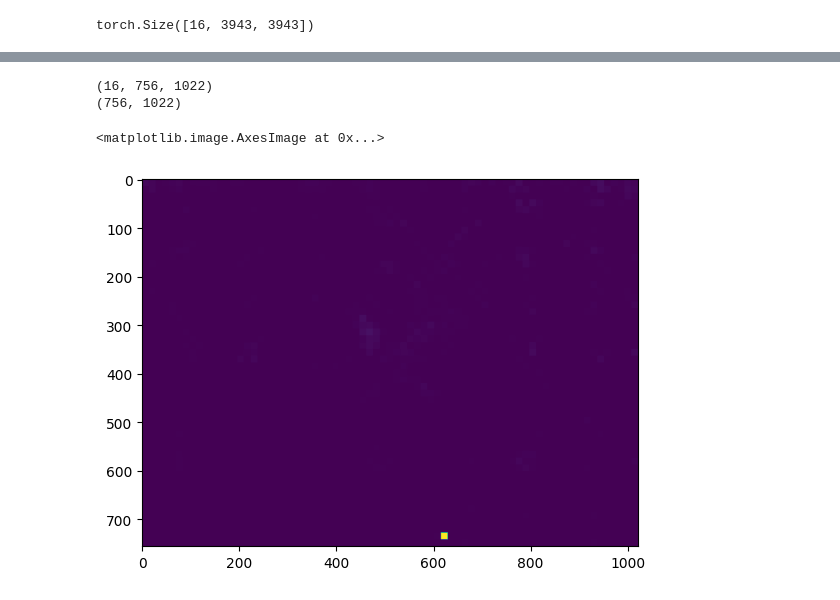
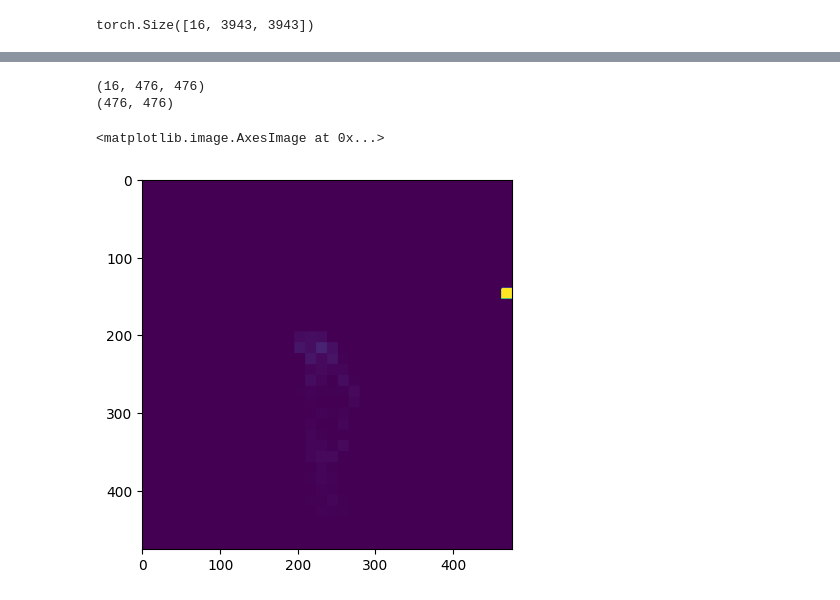
Before and after one commit to madelineloui/ovdsat, a Jupyter notebook: attention.ipynb, the cells around one changed output, grey strips where cells are left out. Saved outputs shown, nothing was run; the diff lists cells and outputs as text; code cells hidden in the pictures.

```diff
--- a/attention.ipynb
+++ b/attention.ipynb
@@ -27,13 +0,0 @@ print(np.array(img0).shape)
-# %%
-transform = pth_transforms.Compose([
-    pth_transforms.ToTensor(),
-    pth_transforms.Normalize((0.485, 0.456, 0.406), (0.229, 0.224, 0.225)),
-])
-img = transform(img0)
-print(img.shape)
-
-patch_size = backbone.patch_embed.patch_size[0]
-w, h = img.shape[1] - img.shape[1] % patch_size, img.shape[2] - img.shape[2] % patch_size
-img = img[:, :w, :h].unsqueeze(0)
-
-print(img.shape)
@@ -103,12 +43,26 @@ def show_img2(img1, img2, alpha=0.8):
 def my_forward_wrapper(attn_obj):
     def my_forward(x):
 
+
         B, N, C = x.shape
         qkv = attn_obj.qkv(x).reshape(B, N, 3, attn_obj.num_heads, C // attn_obj.num_heads).permute(2, 0, 3, 1, 4)
 
         q, k, v = qkv[0] * attn_obj.scale, qkv[1], qkv[2]
         attn = q @ k.transpose(-2, -1)
 
+        #attn = attn.softmax(dim=-1)
+        attn = attn_obj.attn_drop(attn)
+        attn_obj.attn_map = attn
+
+        x = (attn @ v).transpose(1, 2).reshape(B, N, C)
+        x = attn_obj.proj(x)
+        x = attn_obj.proj_drop(x)
+        '''
+        B, N, C = x.shape
+        qkv = attn_obj.qkv(x).reshape(B, N, 3, attn_obj.num_heads, C // attn_obj.num_heads).permute(2, 0, 3, 1, 4)
+        q, k, v = qkv[0], qkv[1], qkv[2]
+
+        attn = (q @ k.transpose(-2, -1)) * attn_obj.scale
         attn = attn.softmax(dim=-1)
         attn = attn_obj.attn_drop(attn)
         attn_obj.attn_map = attn
@@ -116,6 +70,7 @@ def my_forward_wrapper(attn_obj):
         x = (attn @ v).transpose(1, 2).reshape(B, N, C)
         x = attn_obj.proj(x)
         x = attn_obj.proj_drop(x)
+        '''
 
         return x
 
@@ -150,7 +104,7 @@ Using cache found in /home/gridsan/manderson/.cache/torch/hub/facebookresearch_d
 # Load and format image
 patch_size = model.patch_embed.patch_size[0]
 print('patch size:', patch_size)
-img = Image.open('/home/gridsan/manderson/ovdsat/data/simd/val/0201.jpg')
+img = Image.open('/home/gridsan/manderson/ovdsat/data/simd/val/4220.jpg')
 plt.imshow(img)
 x = to_tensor(img, patch_size)
 print(x.shape) #torch.Size([1, 3, 756, 1022])
@@ -177,10 +148,14 @@ print(attn.shape)
 attn_mean = np.mean(attn, axis=0)
 print(attn_mean.shape)
 # %% [output]
-(16, 756, 1022)
-(756, 1022)
+(16, 476, 476)
+(476, 476)
+# %%
+max_idx = np.argmax(attn_mean)
+i,j = np.unravel_index(max_idx, (attn_mean.shape[0], attn_mean.shape[1]))
+attn_mean[i,j] = 0
 # %%
-plt.imshow(attn[0])
+plt.imshow(attn_mean)
 # %% [output]
 <matplotlib.image.AxesImage at 0x...>
-[figure, old version]
+[figure, new version]
```
Also changed, not shown: parts of 21 cells of this notebook, 1 other file.
